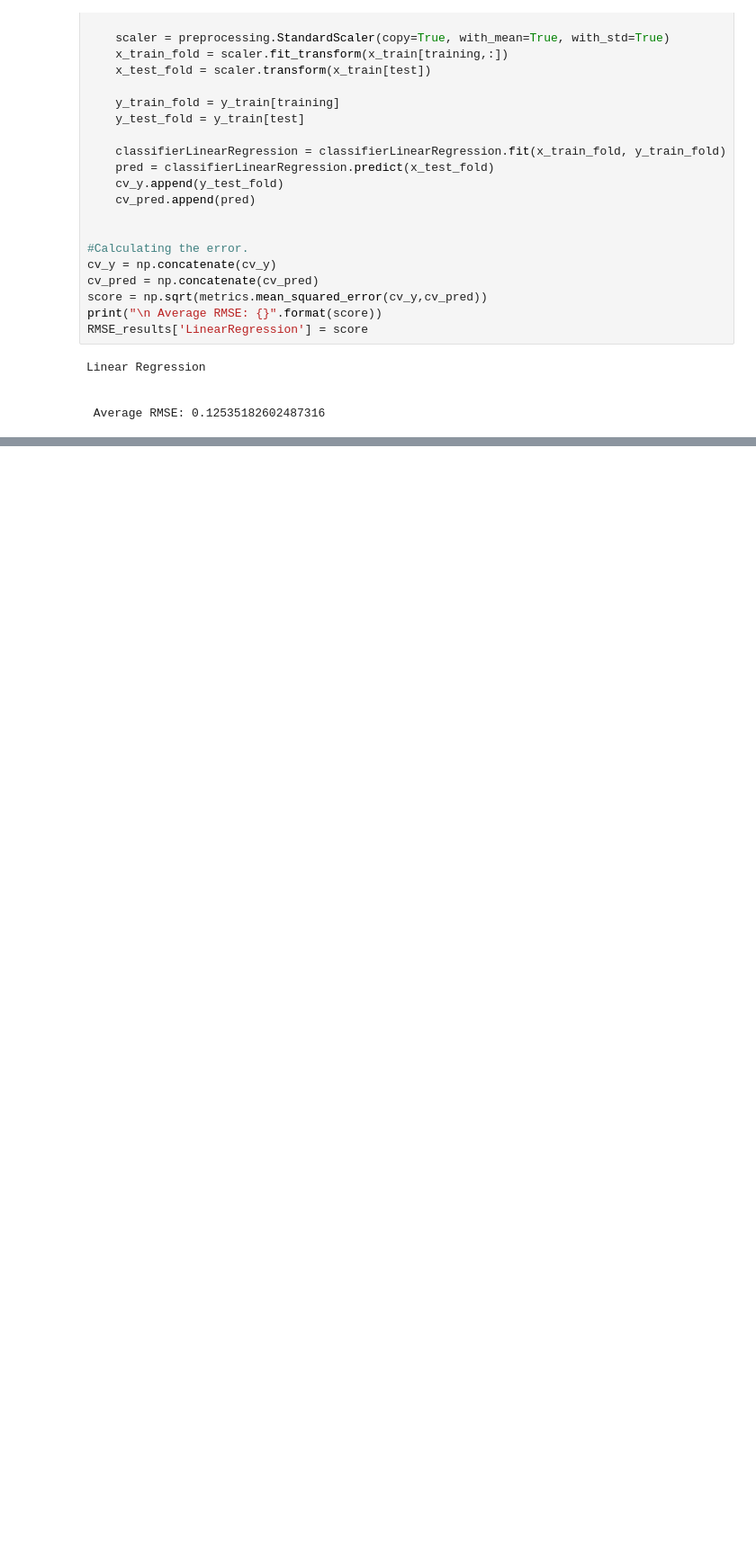
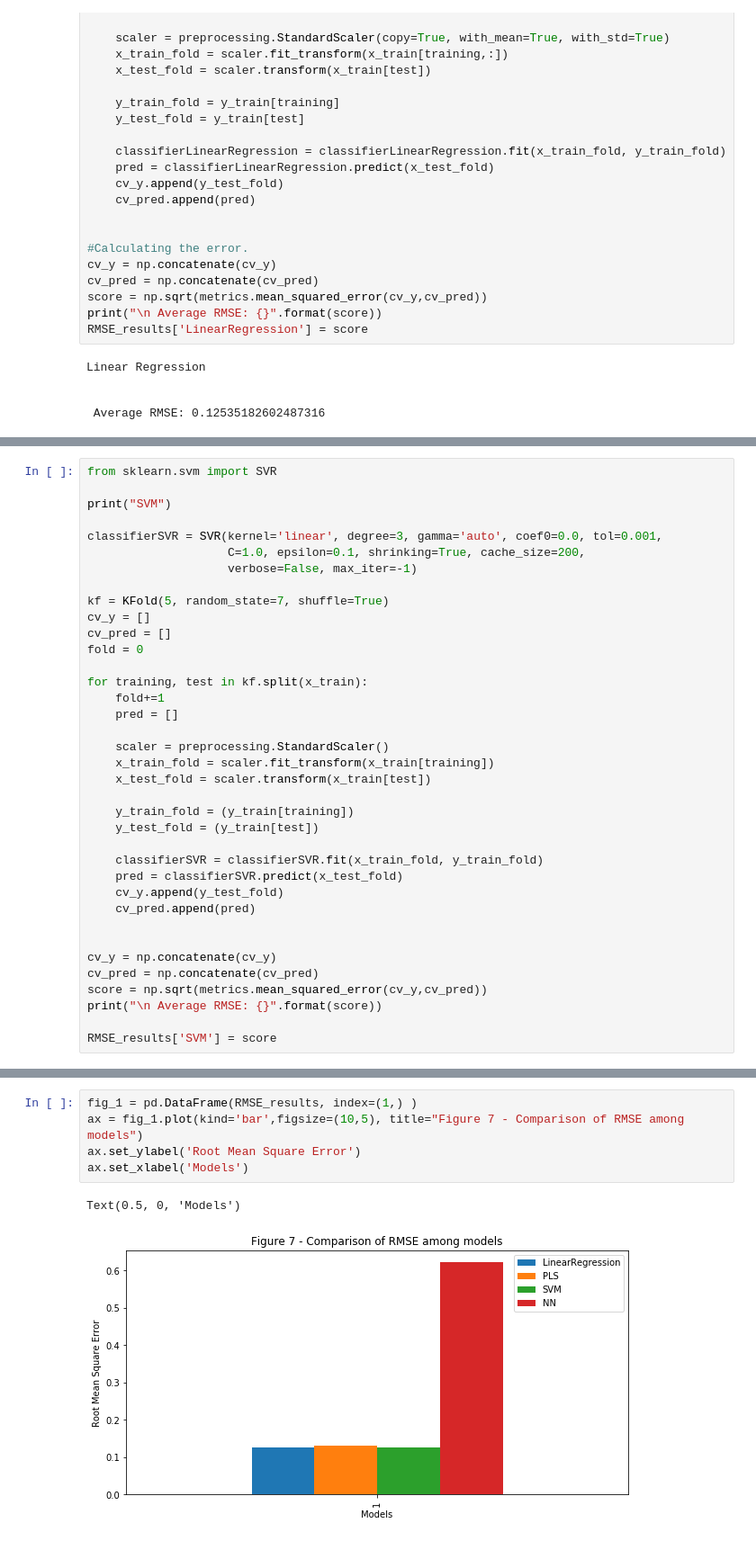
Before and after one commit to abdullahwaqar/house_price_predictor, a Jupyter notebook: explore.ipynb, the cells around one changed output, grey strips where cells are left out. Shown: that part at 90% size. Saved outputs shown, nothing was run; the diff lists cells and outputs as text; blank space fills up the shorter version.

```diff
--- a/explore.ipynb
+++ b/explore.ipynb
@@ -415,0 +456,37 @@ Linear Regression
+# %%
+from sklearn.svm import SVR
+
+print("SVM")
+
+classifierSVR = SVR(kernel='linear', degree=3, gamma='auto', coef0=0.0, tol=0.001,
+                    C=1.0, epsilon=0.1, shrinking=True, cache_size=200,
+                    verbose=False, max_iter=-1)
+
+kf = KFold(5, random_state=7, shuffle=True)
+cv_y = []
+cv_pred = []
+fold = 0
+
+for training, test in kf.split(x_train):
+    fold+=1
+    pred = []
+
+    scaler = preprocessing.StandardScaler()
+    x_train_fold = scaler.fit_transform(x_train[training])
+    x_test_fold = scaler.transform(x_train[test])
+
+    y_train_fold = (y_train[training])
+    y_test_fold = (y_train[test])
+
+    classifierSVR = classifierSVR.fit(x_train_fold, y_train_fold)
+    pred = classifierSVR.predict(x_test_fold)
+    cv_y.append(y_test_fold)
+    cv_pred.append(pred)
+
+
+cv_y = np.concatenate(cv_y)
+cv_pred = np.concatenate(cv_pred)
+score = np.sqrt(metrics.mean_squared_error(cv_y,cv_pred))
+print("\n Average RMSE: {}".format(score))
+
+RMSE_results['SVM'] = score
@@ -415,0 +547,8 @@ Linear Regression
+# %%
+fig_1 = pd.DataFrame(RMSE_results, index=(1,) )
+ax = fig_1.plot(kind='bar',figsize=(10,5), title="Figure 7 - Comparison of RMSE among models")
+ax.set_ylabel('Root Mean Square Error')
+ax.set_xlabel('Models')
+# %% [output]
+Text(0.5, 0, 'Models')
+[figure, added]
```
Also changed, not shown: parts of 8 cells of this notebook, 5 other files.
